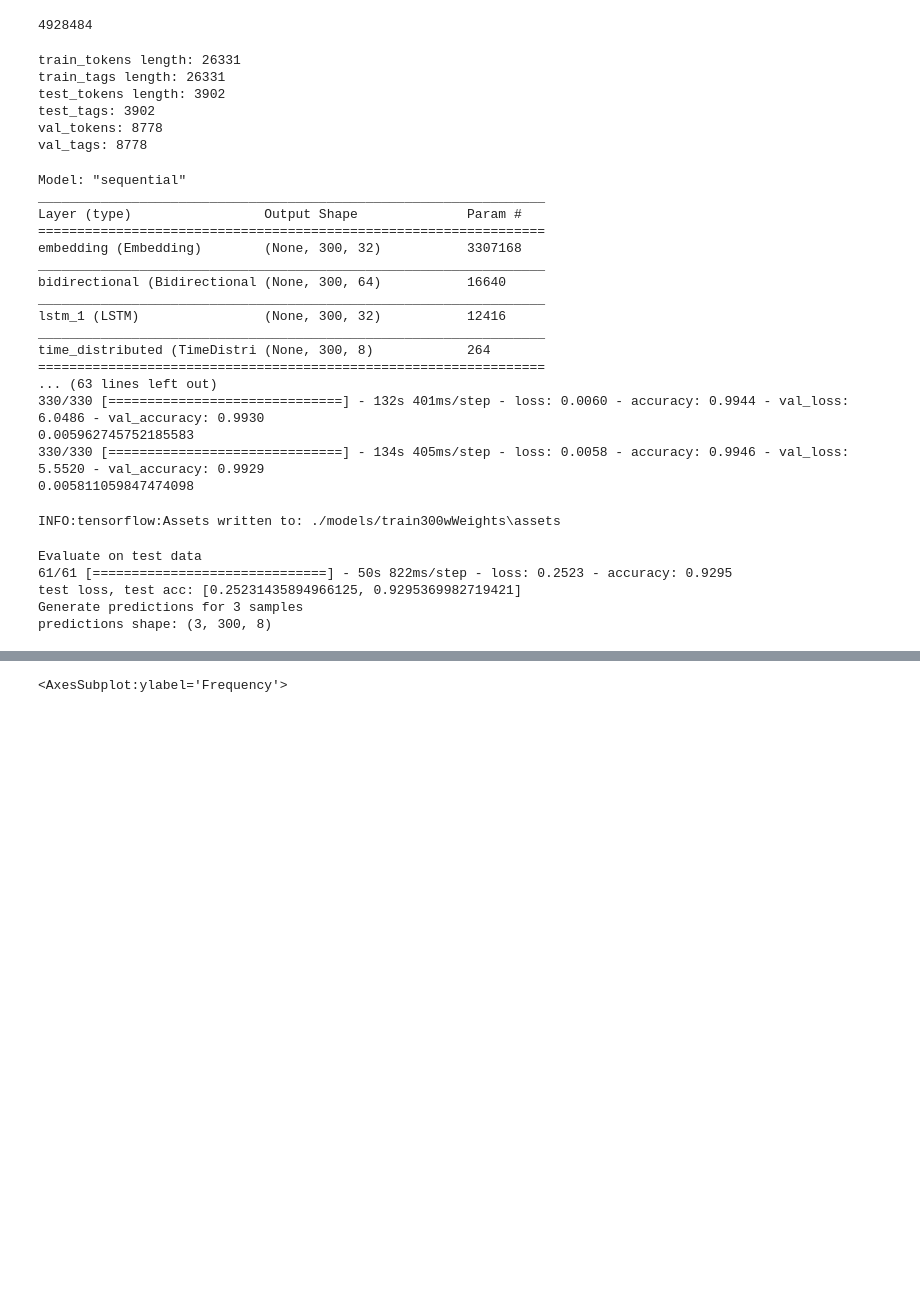
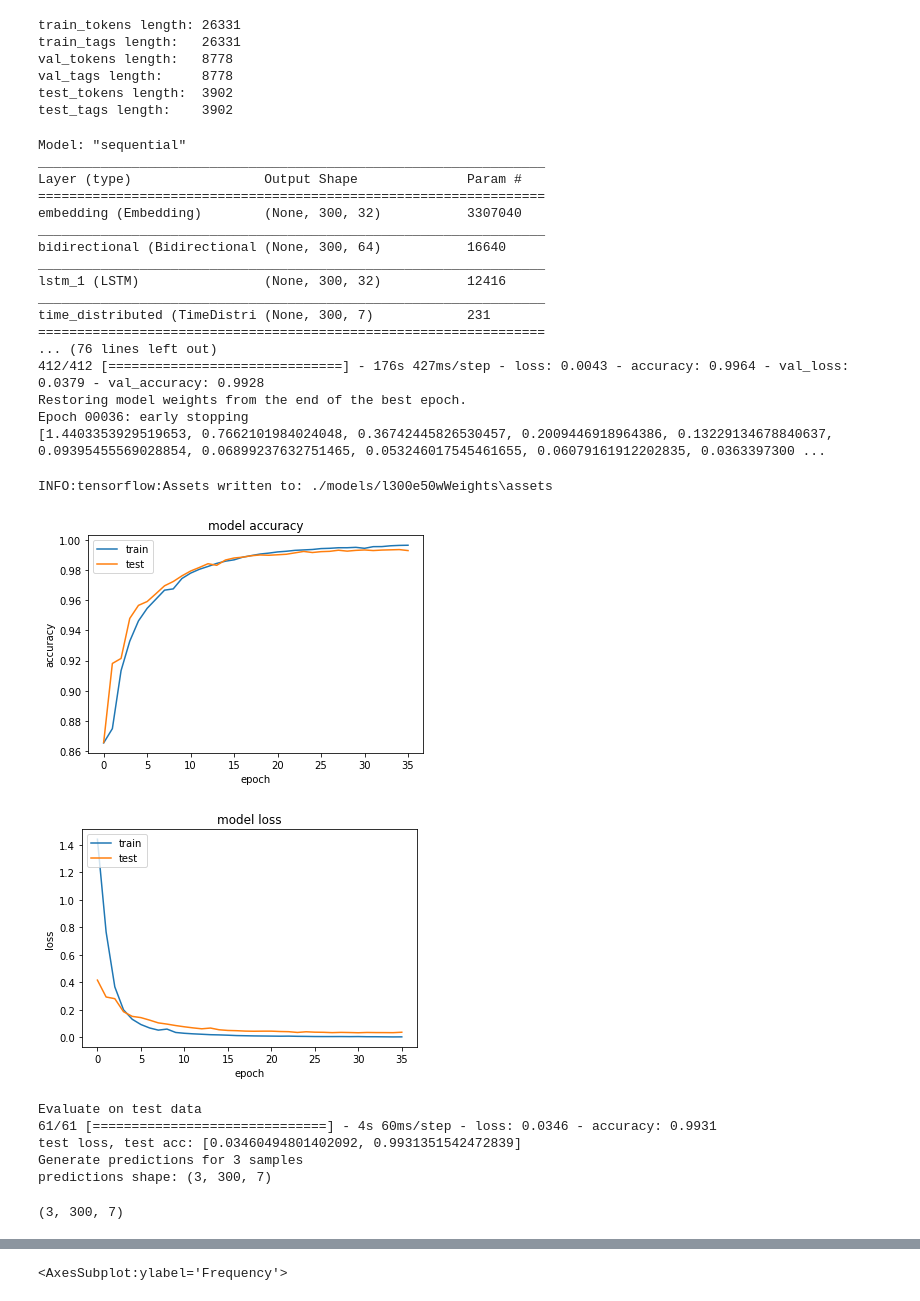
Before and after one commit to thilobru/BigData, a Jupyter notebook: 2modelTraining.ipynb, the cells around one changed output, grey strips where cells are left out. Cells and saved outputs as stored; diff of their text form; code cells hidden in the pictures; blank space fills up the shorter version.

```diff
--- a/2modelTraining.ipynb
+++ b/2modelTraining.ipynb
@@ -14,7 +14,9 @@ import pandas as pd
 import dict_map as dm
 
 df = pd.read_csv('data/trainingdata300.csv',escapechar="\\",sep=",",error_bad_lines=False,warn_bad_lines=False)
-print(len(df))
+nan_value = float("NaN")
+df.replace("", nan_value, inplace=True)
+df.dropna(inplace=True)
 # df = df.head(500000)
 # print(len(df))
 # df = df.groupby('satzId').filter(lambda x: len(x) <= 300)
@@ -37,13 +39,12 @@ input_length = max([len(s) for s in df_group['Word_idx'].tolist()])
 n_tags = len(tag2idx)
 # print('input_dim: ', input_dim, '\noutput_dim: ', output_dim, '\ninput_length: ', input_length, '\nn_tags: ', n_tags)
 # %% [output]
-4928484
+train_tokens length: 26331
+train_tags length:   26331
+val_tokens length:   8778
+val_tags length:     8778
+test_tokens length:  3902
+test_tags length:    3902
-train_tokens length: 26331
-train_tags length: 26331
-test_tokens length: 3902
-test_tags: 3902
-val_tokens: 8778
-val_tags: 8778
 # %%
 import model as md
 model_bilstm_lstm = md.get_bilstm_lstm_model(input_dim, output_dim, input_length, n_tags)
@@ -53,32 +54,53 @@ model_bilstm_lstm = md.get_bilstm_lstm_model(input_dim, output_dim, input_length
 #plot_model(model_bilstm_lstm)
 
 import numpy as np
-model, history = md.train_model(train_tokens, np.array(train_tags), model_bilstm_lstm)
+model, history = md.train_model(train_tokens, np.array(train_tags),
+                                val_tokens, np.array(val_tags),
+                                model_bilstm_lstm)
 # %% [output]
 Model: "sequential"
 _________________________________________________________________
 Layer (type)                 Output Shape              Param #
 =================================================================
-embedding (Embedding)        (None, 300, 32)           3307168
+embedding (Embedding)        (None, 300, 32)           3307040
 _________________________________________________________________
 bidirectional (Bidirectional (None, 300, 64)           16640
 _________________________________________________________________
 lstm_1 (LSTM)                (None, 300, 32)           12416
 _________________________________________________________________
-time_distributed (TimeDistri (None, 300, 8)            264
+time_distributed (TimeDistri (None, 300, 7)            231
 =================================================================
-... (63 lines left out)
-330/330 [==============================] - 132s 401ms/step - loss: 0.0060 - accuracy: 0.9944 - val_loss: 6.0486 - val_accuracy: 0.9930
-0.005962745752185583
-330/330 [==============================] - 134s 405ms/step - loss: 0.0058 - accuracy: 0.9946 - val_loss: 5.5520 - val_accuracy: 0.9929
-0.005811059847474098
+... (76 lines left out)
+412/412 [==============================] - 176s 427ms/step - loss: 0.0043 - accuracy: 0.9964 - val_loss: 0.0379 - val_accuracy: 0.9928
+Restoring model weights from the end of the best epoch.
+Epoch 00036: early stopping
+[1.4403353929519653, 0.7662101984024048, 0.36742445826530457, 0.2009446918964386, 0.13229134678840637, 0.09395455569028854, 0.06899237632751465, 0.053246017545461655, 0.06079161912202835, 0.0363397300 ...
 # %%
 # Save the model
 filepath = './models/l300e50wWeights'
 # save_model(md, filepath)
 model.save(filepath)
 # %% [output]
-INFO:tensorflow:Assets written to: ./models/train300wWeights\assets
+INFO:tensorflow:Assets written to: ./models/l300e50wWeights\assets
+# %%
+plt.plot(history.history['accuracy'])
+plt.plot(history.history['val_accuracy'])
+plt.title('model accuracy')
+plt.ylabel('accuracy')
+plt.xlabel('epoch')
+plt.legend(['train', 'test'], loc='upper left')
+plt.show()
+
+plt.plot(history.history['loss'])
+plt.plot(history.history['val_loss'])
+plt.title('model loss')
+plt.ylabel('loss')
+plt.xlabel('epoch')
+plt.legend(['train', 'test'], loc='upper left')
+plt.show()
+# %% [output]
+[figure, added]
+[figure, added]
 # %%
 # Evaluate the model on the test data using `evaluate`
 print("Evaluate on test data")
@@ -92,7 +114,11 @@ predictions = model.predict(test_tokens[:3])
 print("predictions shape:", predictions.shape)
 # %% [output]
 Evaluate on test data
-61/61 [==============================] - 50s 822ms/step - loss: 0.2523 - accuracy: 0.9295
-test loss, test acc: [0.25231435894966125, 0.9295369982719421]
+61/61 [==============================] - 4s 60ms/step - loss: 0.0346 - accuracy: 0.9931
+test loss, test acc: [0.03460494801402092, 0.9931351542472839]
 Generate predictions for 3 samples
-predictions shape: (3, 300, 8)
+predictions shape: (3, 300, 7)
+# %%
+predictions.shape
+# %% [output]
+(3, 300, 7)
```
Also changed, not shown: parts of 5 cells of this notebook, 9 other files.
